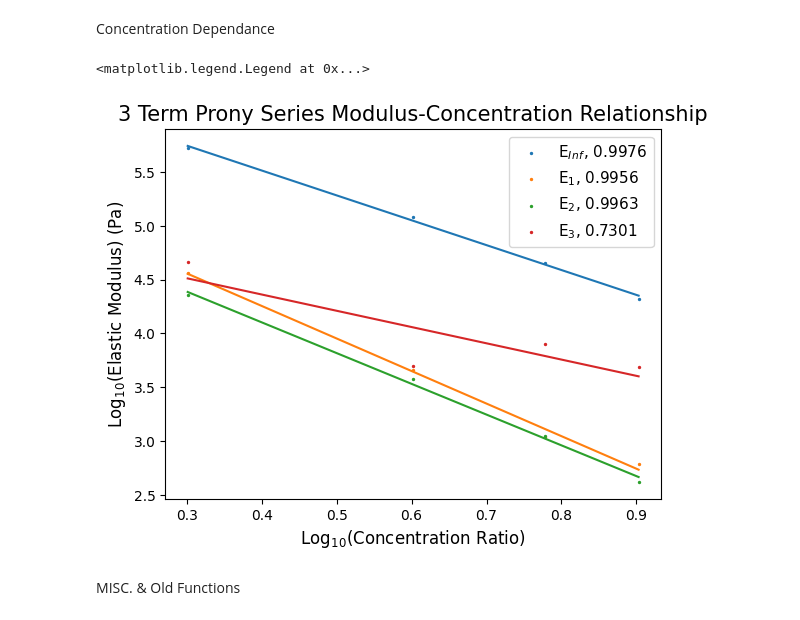
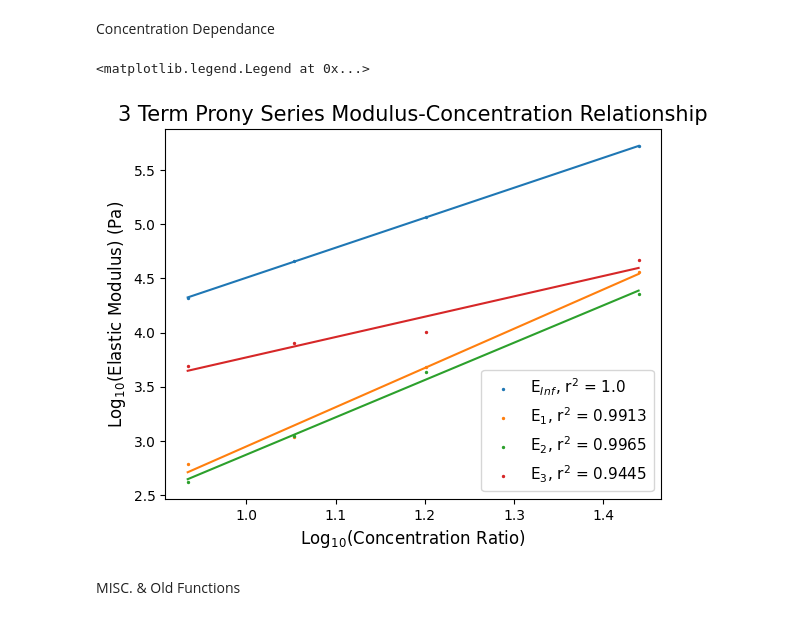
Before and after one commit to TheDuckenEngineer/PVC-Tensile-Experiment, a Jupyter notebook: Viscoelastic fitting.ipynb, the cells around one changed output. Drawn from its saved outputs; the diff is of its cells as text; code cells hidden in the pictures.

Commit message:
misc adjustments to get figures from my data

```diff
--- a/Viscoelastic fitting.ipynb
+++ b/Viscoelastic fitting.ipynb
@@ -426,7 +436,10 @@ fileNames = [i for i in os.listdir('Data') if i.endswith('.csv')][0:-1]
 
 # express the concentrations as log base 10. Make each repeat 3 times,
 # one for each model.
-concentration = np.repeat(np.log10([np.array([2, 4, 6, 8])]), 3)
+# concentration = np.repeat(np.log10([np.array([2, 4, 6, 8])]), 3)
+concentration = np.repeat(np.log10([np.array([27.5, 15.9, 11.3, 8.6])]), 3)
+# concentration = np.repeat(np.log10([np.array([1/2, 1/4, 1/6, 1/8])]), 3)
+
 
 # preallocate the data dataframe
 data = pd.DataFrame(columns = ['Models', 'EInf', 'E1', 'E2', 'E3'])
@@ -461,38 +474,38 @@ Proney3TermModel = data[data['Models'] == 'Prony 3-Term Model']
 models = {'EInf': Proney3TermModel['EInf'],
           'E1': Proney3TermModel['E1'],
           'E2': Proney3TermModel['E2'],
           'E3': Proney3TermModel['E3'],
           }
 
 # create a dictionary to story the fitted modulus
 fitResults = {}
 
 for term, (values) in models.items():
     params, _ = curve_fit(LinearFit, Proney3TermModel['Plasticizer'].to_numpy(), values)
     print()
     r2 = RSquared(values, LinearFit(Proney3TermModel['Plasticizer'].to_numpy(), params[0], params[1]))
     fitResults[term] = (params, r2)
 
 # Proney3TermModel model evaluation.
-plt.scatter(Proney3TermModel['Plasticizer'], Proney3TermModel['EInf'], s = markerSize, label = f'E$_I$$_n$$_f$, {np.round(fitResults['EInf'][1], 4)}')
+plt.scatter(Proney3TermModel['Plasticizer'], Proney3TermModel['EInf'], s = markerSize, label = f'E$_I$$_n$$_f$, r$^2$ = {np.round(fitResults['EInf'][1], 4)}')
 plt.plot(Proney3TermModel['Plasticizer'], LinearFit(Proney3TermModel['Plasticizer'].to_numpy(), fitResults['EInf'][0][0], fitResults['EInf'][0][1]))
 
-plt.scatter(Proney3TermModel['Plasticizer'], Proney3TermModel['E1'], s = markerSize, label = f'E$_1$, {np.round(fitResults['E1'][1], 4)}')
+plt.scatter(Proney3TermModel['Plasticizer'], Proney3TermModel['E1'], s = markerSize, label = f'E$_1$, r$^2$ = {np.round(fitResults['E1'][1], 4)}')
 plt.plot(Proney3TermModel['Plasticizer'], LinearFit(Proney3TermModel['Plasticizer'].to_numpy(), fitResults['E1'][0][0], fitResults['E1'][0][1]))
 
-plt.scatter(Proney3TermModel['Plasticizer'], Proney3TermModel['E2'], s = markerSize, label = f'E$_2$, {np.round(fitResults['E2'][1], 4)}')
+plt.scatter(Proney3TermModel['Plasticizer'], Proney3TermModel['E2'], s = markerSize, label = f'E$_2$, r$^2$ = {np.round(fitResults['E2'][1], 4)}')
 plt.plot(Proney3TermModel['Plasticizer'], LinearFit(Proney3TermModel['Plasticizer'].to_numpy(), fitResults['E2'][0][0], fitResults['E2'][0][1]))
 
-plt.scatter(Proney3TermModel['Plasticizer'], Proney3TermModel['E3'], s = markerSize, label = f'E$_3$, {np.round(fitResults['E3'][1], 4)}')
+plt.scatter(Proney3TermModel['Plasticizer'], Proney3TermModel['E3'], s = markerSize, label = f'E$_3$, r$^2$ = {np.round(fitResults['E3'][1], 4)}')
 plt.plot(Proney3TermModel['Plasticizer'], LinearFit(Proney3TermModel['Plasticizer'].to_numpy(), fitResults['E3'][0][0], fitResults['E3'][0][1]))
 
 plt.xlabel('Log$_1$$_0$(Concentration Ratio)', fontsize = axisSize)
 plt.ylabel('Log$_1$$_0$(Elastic Modulus) (Pa)', fontsize = axisSize)
 plt.title('3 Term Prony Series Modulus-Concentration Relationship', fontsize = titleSize)
 plt.legend(fontsize = legendSize)
 # %% [output]
 <matplotlib.legend.Legend at 0x...>
-[figure, old version]
+[figure, new version]
 # %% [markdown]
 MISC. & Old Functions
 # %% [markdown]
```
Also changed, not shown: parts of 1 cell of this notebook, 2 other files.
